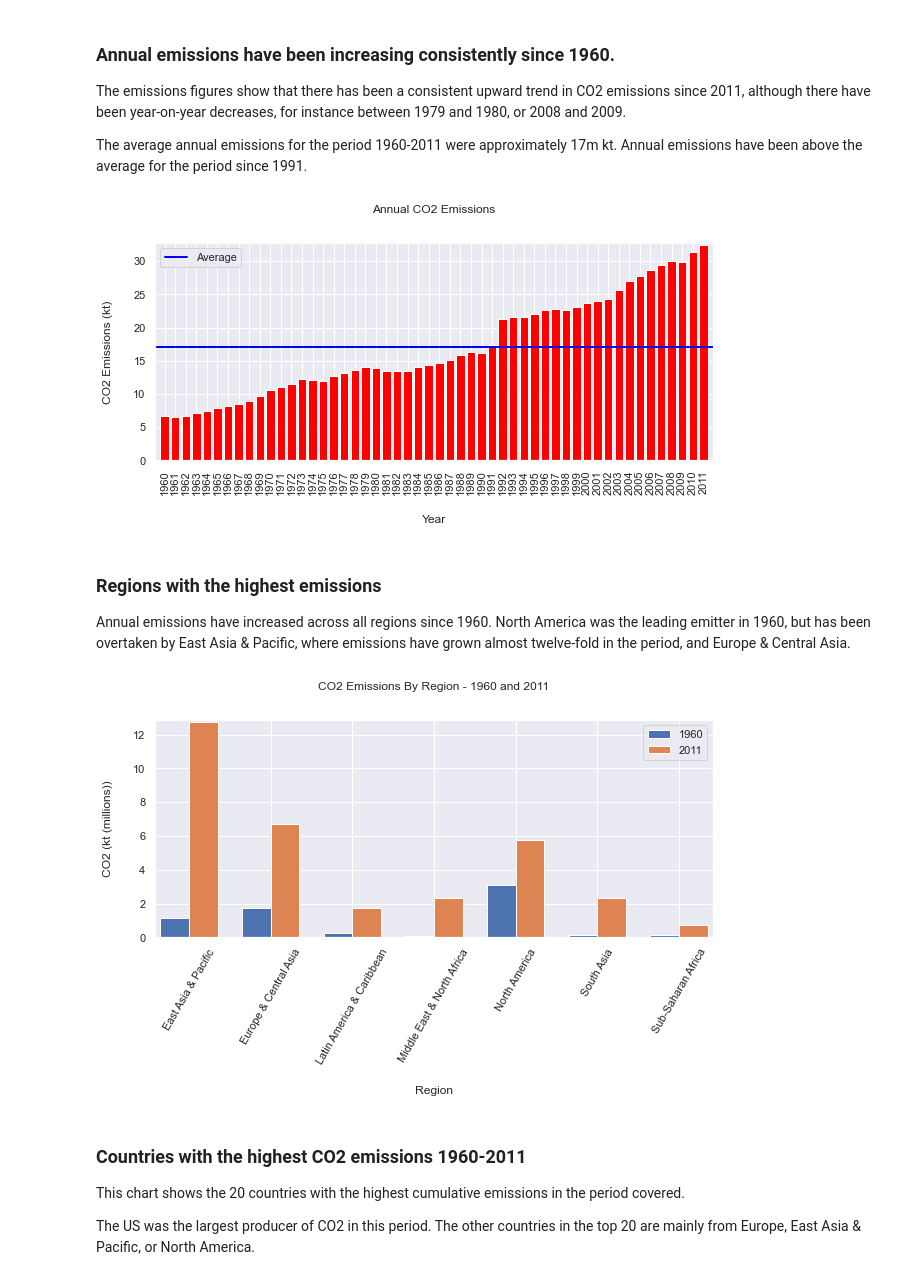
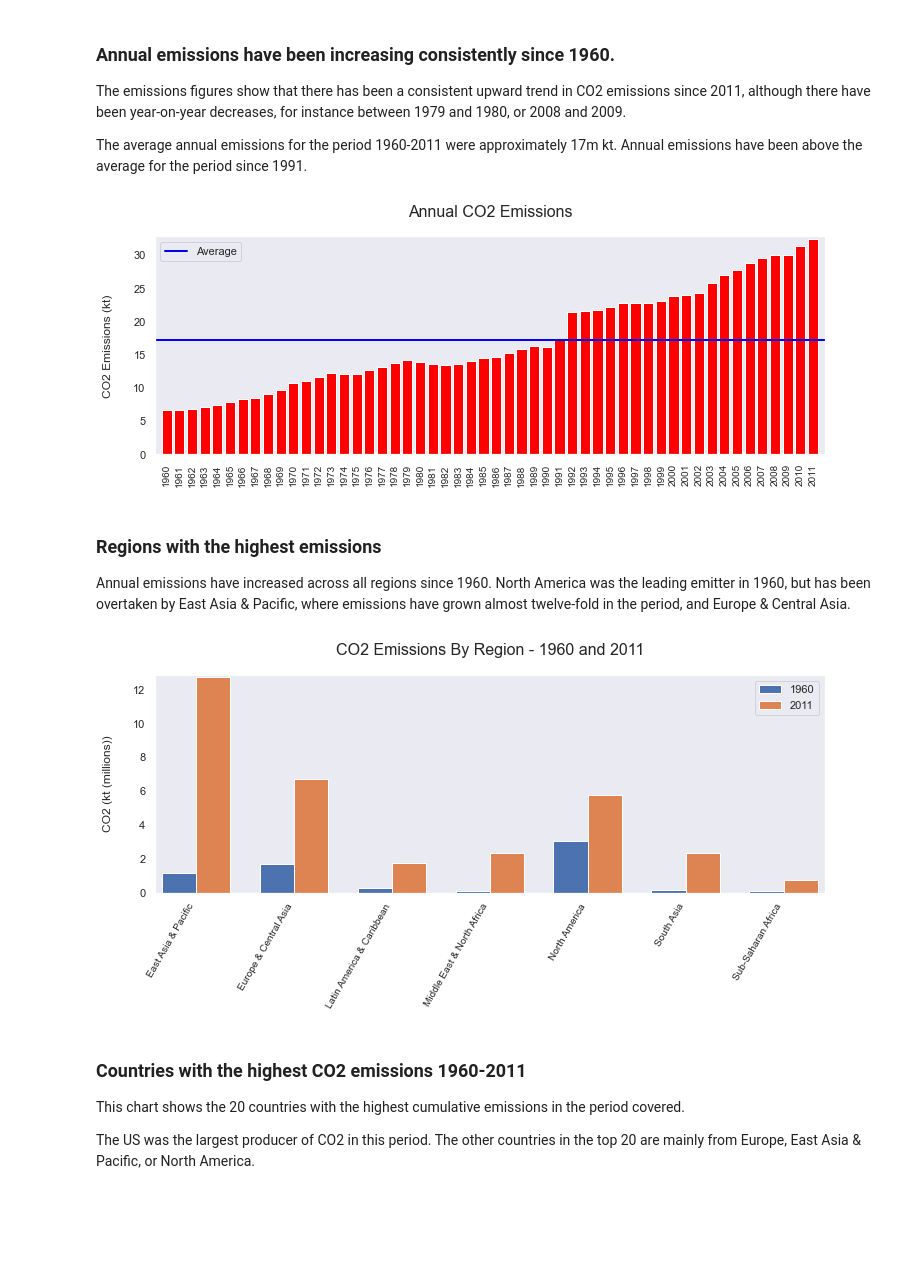
Before and after one commit to mmccrechowicz/mmccrechowicz.github.io, a Jupyter notebook: content/posts/CO2_Emissions.ipynb, the cells around one changed output. Drawn from its saved outputs; the diff is of its cells as text; code cells hidden in the pictures; blank space fills up the shorter version.

Commit message:
Further changes to formatting of CO2 emissions files

```diff
--- a/content/posts/CO2_Emissions.ipynb
+++ b/content/posts/CO2_Emissions.ipynb
@@ -250,17 +252,18 @@ result = pd.read_sql("""select year, sum(CO2_kt) as sum_of_year,
                         from CO2_kt
                         group by year;""", database)
 # %%
-plt.figure(figsize=(10, 4))
+plt.figure(figsize=(12, 4))
+plt.grid(False)
 plt.bar(x=result["Year"].astype(str), height=result["sum_of_year"] / 1000000, color='red')
-plt.title("Annual CO2 Emissions", pad = 30)
-plt.xlabel("Year", labelpad=20)
-plt.ylabel("CO2 Emissions (kt)", labelpad=20)
-_ = plt.xticks(rotation = 90, ha = "center")
+plt.title("Annual CO2 Emissions", pad = 20, fontsize = 16)
+#plt.xlabel("Year", labelpad=20)
+plt.ylabel("CO2 Emissions (kt)", labelpad=20, fontsize = 12)
+_ = plt.xticks(rotation = 90, ha = "center", fontsize = 10)
 plt.axhline((result["sum_of_year"] / 1000000).mean(), color='blue', linewidth=2, label = "Average")
 plt.legend()
 plt.margins(0.01, 0.01)
 # %% [output]
-[figure, old version]
+[figure, new version]
 # %% [markdown]
 ### Regions with the highest emissions
 
@@ -280,26 +283,27 @@ x_2011 = np.arange(len(subset_2011["Region"]))
 y_1960 = subset_1960["SUM(CO2_kt)"] / 1_000_000
 y_2011 = subset_2011["SUM(CO2_kt)"] / 1_000_000
 width = 0.35
-fig, ax = plt.subplots(figsize=(10, 4))
+fig, ax = plt.subplots(figsize=(12, 4))
 rects1 = ax.bar(x_1960 - width/2, y_1960, width, label="1960")
 rects2 = ax.bar(x_2011 + width/2, y_2011, width, label='2011')
 
 # Add some text for labels, title and custom x-axis tick labels, etc.
-ax.set_ylabel('CO2 (kt (millions))')
+ax.set_ylabel('CO2 (kt (millions))', fontsize = 12)
 ax.yaxis.labelpad = 20
-ax.set_xlabel('Region')
+#ax.set_xlabel('Region')
 ax.xaxis.labelpad = 20
 
-ax.set_title('CO2 Emissions By Region - 1960 and 2011', pad=30)
+ax.set_title('CO2 Emissions By Region - 1960 and 2011', pad=20, fontsize = 16)
 ax.set_xticks(x_1960)
 ax.set_xticklabels(subset_1960["Region"])
 ax.xaxis.labelpad = 20
 ax.legend()
-_ = plt.xticks(rotation = 60, ha = "center")
+_ = plt.xticks(rotation = 60, ha = "right", fontsize = 10)
 plt.margins(0.01, 0.01)
+plt.grid(False)
 plt.show()
 # %% [output]
-[figure, old version]
+[figure, new version]
 # %% [markdown]
 ### Countries with the highest CO2 emissions 1960-2011
 
```
Also changed, not shown: parts of 8 cells of this notebook, 12 other files.
